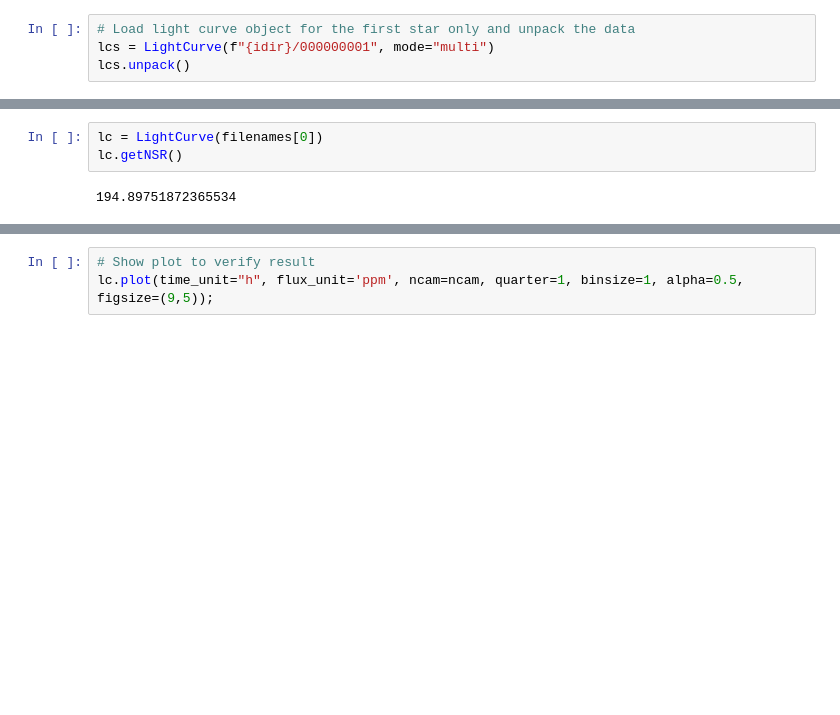
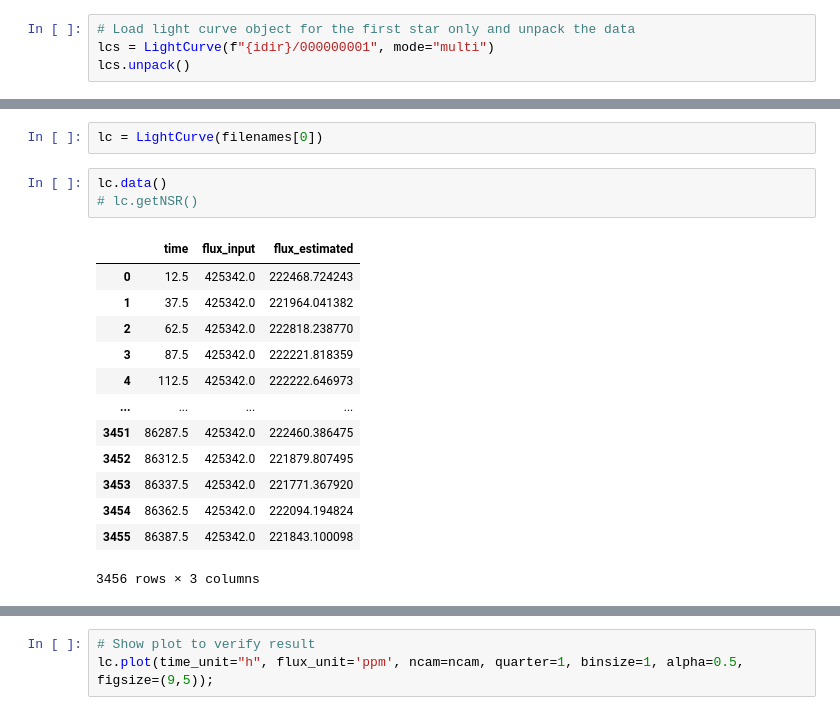
Before and after one commit to ivs-kuleuven/platosim3, a Jupyter notebook: docs/technicalnotes/PlatoSim3Paper/NSR.ipynb, the cells around one changed output, grey strips where cells are left out. Drawn from its saved outputs; the diff is of its cells as text; blank space fills up the shorter version.

```diff
--- a/docs/technicalnotes/PlatoSim3Paper/NSR.ipynb
+++ b/docs/technicalnotes/PlatoSim3Paper/NSR.ipynb
@@ -58,8 +59,22 @@ filenames
+# %%
+lc = LightCurve(filenames[0])
 # %%
-lc = LightCurve(filenames[0])
-lc.getNSR()
+lc.data()
+# lc.getNSR()
 # %% [output]
+|  | time | flux_input | flux_estimated |
+| 0 | 12.5 | 425342.0 | 222468.724243 |
+| 1 | 37.5 | 425342.0 | 221964.041382 |
+| 2 | 62.5 | 425342.0 | 222818.238770 |
+| 3 | 87.5 | 425342.0 | 222221.818359 |
+| 4 | 112.5 | 425342.0 | 222222.646973 |
+| ... | ... | ... | ... |
+| 3451 | 86287.5 | 425342.0 | 222460.386475 |
+| 3452 | 86312.5 | 425342.0 | 221879.807495 |
+| 3453 | 86337.5 | 425342.0 | 221771.367920 |
+| 3454 | 86362.5 | 425342.0 | 222094.194824 |
+| 3455 | 86387.5 | 425342.0 | 221843.100098 |
-194.89751872365534
+3456 rows × 3 columns
 # %%
 # Merge all N-CAM light curves
 lc, ncam, flag = lcs.merge(quarter=1, flux_group_mean=True, suffix='hdf5')
```
Also changed, not shown: parts of 7 cells of this notebook, 14 other files.
